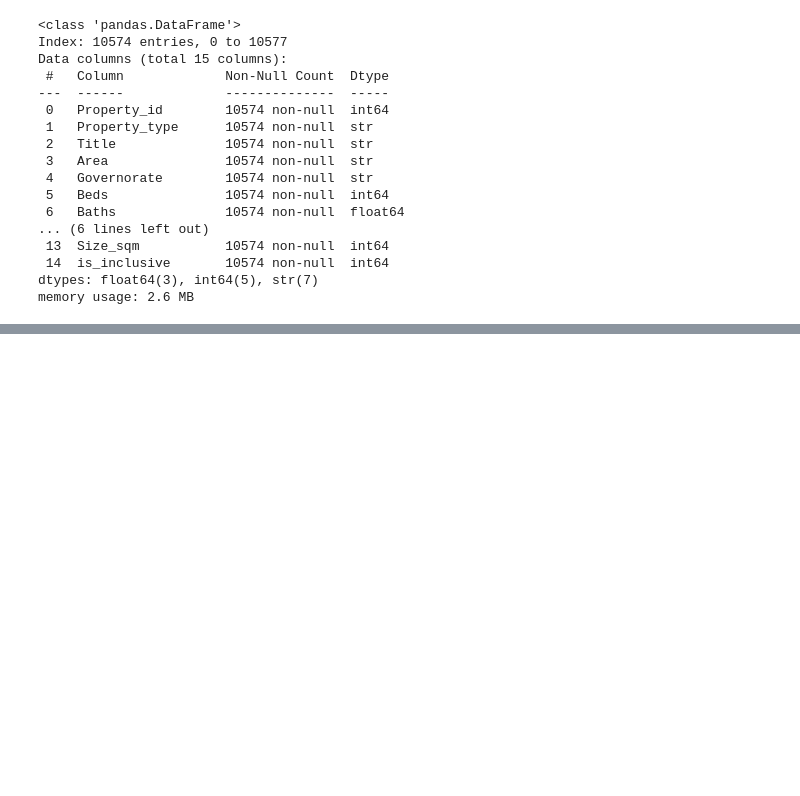
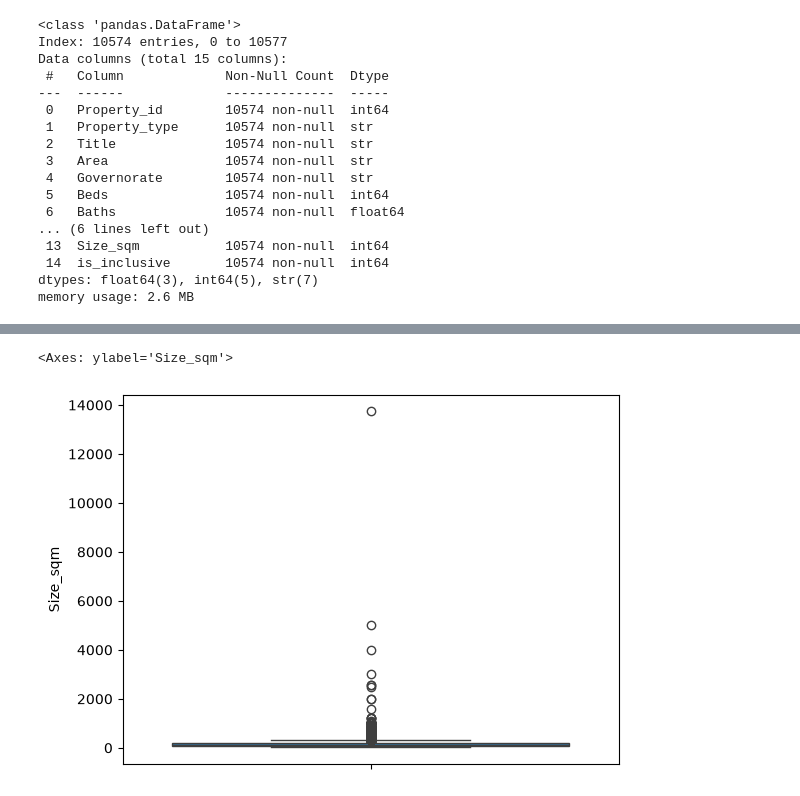
Before and after one commit to sayedali777/labs_projects, a Jupyter notebook: projects/Project 3/Untitled1.ipynb, the cells around one changed output, grey strips where cells are left out. Saved outputs shown, nothing was run; the diff lists cells and outputs as text; code cells hidden in the pictures; blank space fills up the shorter version.

```diff
--- a/projects/Project 3/Untitled1.ipynb
+++ b/projects/Project 3/Untitled1.ipynb
@@ -143,0 +222,2 @@ print("Amenities nulls:", rental_copy['Amenities'].isnull().sum())
+# %%
+rental_copy = rental_copy[rental_copy['Size_sqm'] >= 20]
@@ -143,0 +248,5 @@ print("Amenities nulls:", rental_copy['Amenities'].isnull().sum())
+# %%
+sns.boxplot(rental_copy['Size_sqm'])
+# %% [output]
+<Axes: ylabel='Size_sqm'>
+[figure, added]
```
Also changed, not shown: parts of 25 cells of this notebook, 8 other files.
